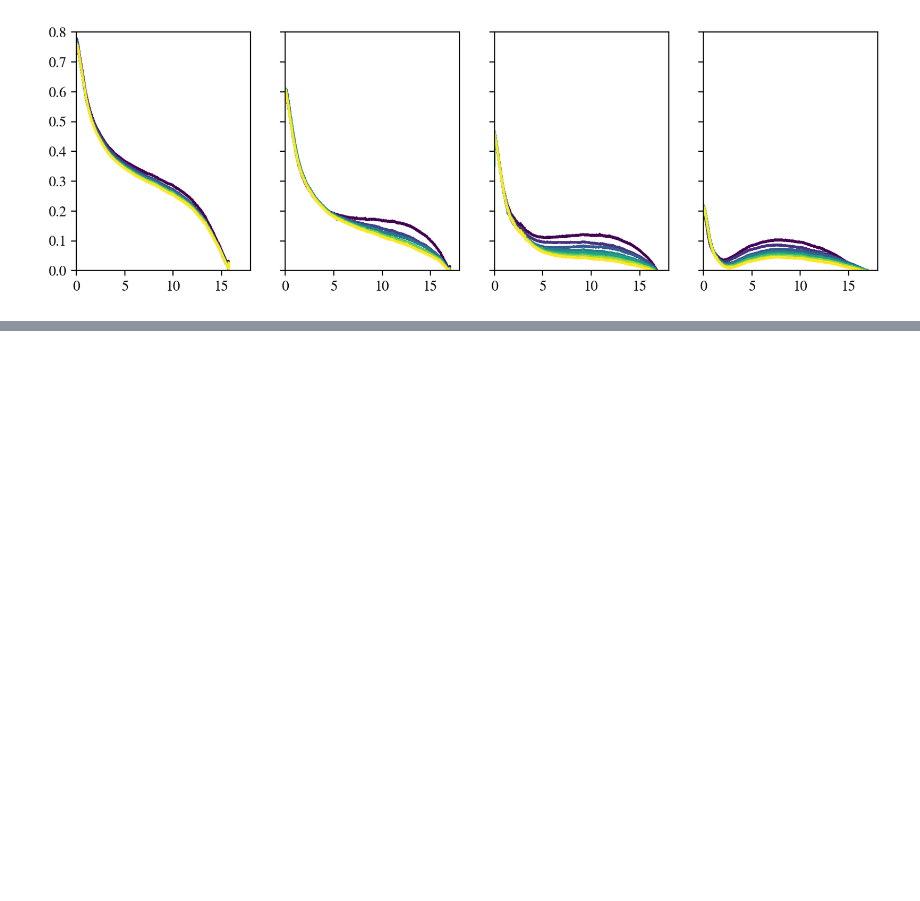
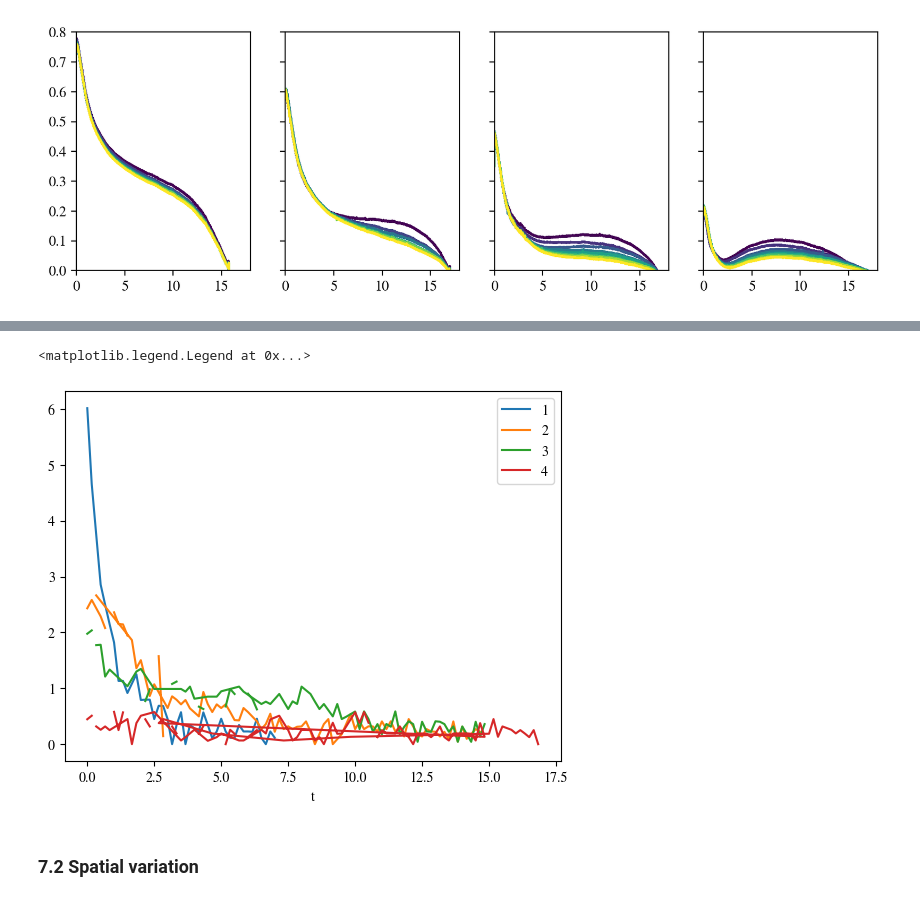
Before and after one commit to ZLoverty/WPM, a Jupyter notebook: Code/Surface_and_flow.ipynb, the cells around one changed output, grey strips where cells are left out. Drawn from its saved outputs; the diff is of its cells as text; code cells hidden in the pictures; blank space fills up the shorter version.

```diff
--- a/Code/Surface_and_flow.ipynb
+++ b/Code/Surface_and_flow.ipynb
@@ -210,0 +251,16 @@ for j in range(4):
+# %%
+folder = r"E:\WPM\04292024\flow_field_hand_track"
+df_list = []
+for i in range(4):
+    df = pd.read_csv(os.path.join(folder, "beet_scan4_{:d}_flow-time.csv".format(i+1)))
+    df["t"] -= df["t"].min()
+    df_list.append(df.set_index("t"))
+dfall = pd.concat(df_list, names=["v1", "v2", "v3", "v4"], axis=1)
+# %%
+dfall.plot()
+plt.legend([1,2,3,4])
+# %% [output]
+<matplotlib.legend.Legend at 0x...>
+[figure, added]
+# %% [markdown]
+### 7.2 Spatial variation
```
Also changed, not shown: parts of 8 cells of this notebook, 1 other file.
